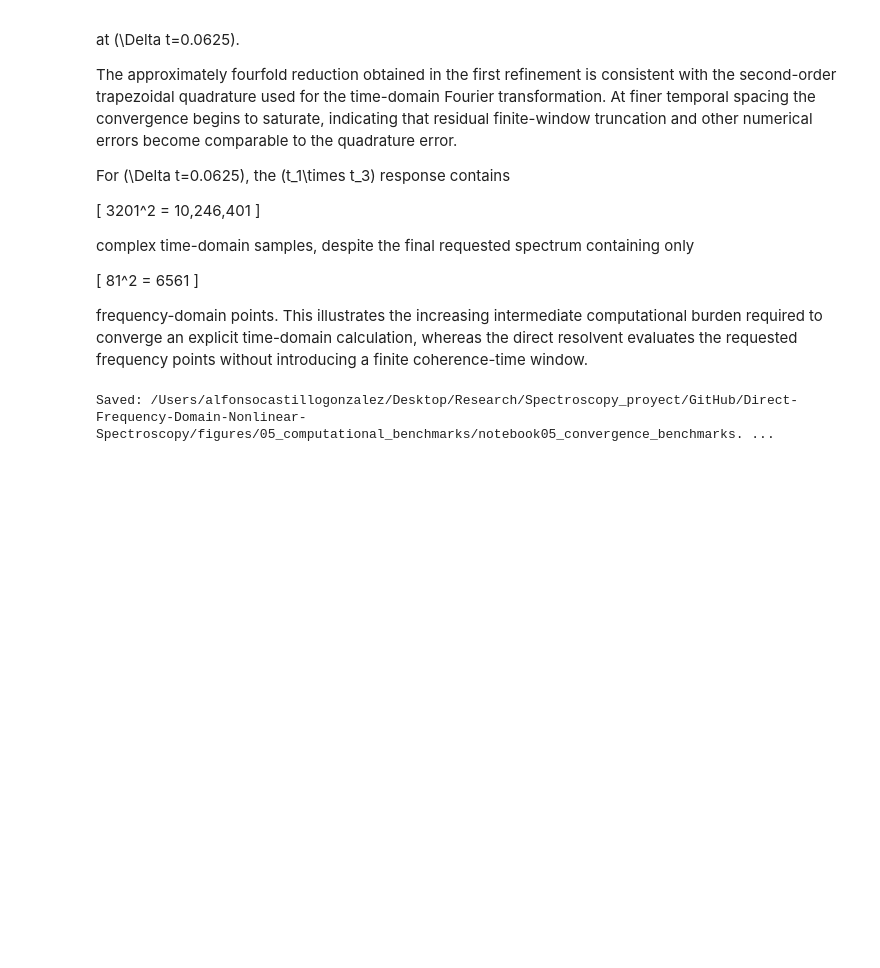
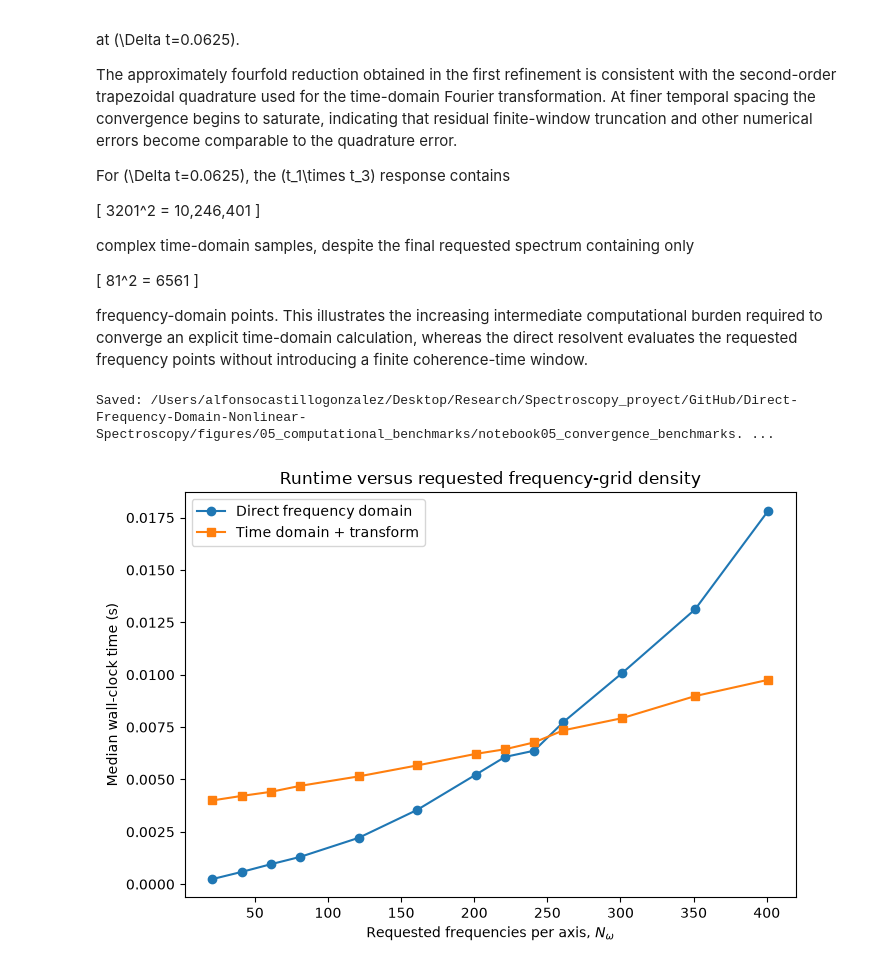
Before and after one commit to Alfonsonoe98/Direct-Frequency-Domain-Nonlinear-Spectroscopy, a Jupyter notebook: notebooks/05_computational_benchmarks.ipynb, the cells around one changed output. Cells and saved outputs as stored; diff of their text form; code cells hidden in the pictures; blank space fills up the shorter version.

Commit message:
runtimes

```diff
--- a/notebooks/05_computational_benchmarks.ipynb
+++ b/notebooks/05_computational_benchmarks.ipynb
@@ -4403,3 +4403,78 @@ print(
 )
 # %% [output]
 Saved: /Users/alfonsocastillogonzalez/Desktop/Research/Spectroscopy_proyect/GitHub/Direct-Frequency-Domain-Nonlinear-Spectroscopy/figures/05_computational_benchmarks/notebook05_convergence_benchmarks. ...
+# %%
+# ------------------------------------------------------------
+# Final frequency-grid-density figure including crossover
+# ------------------------------------------------------------
+
+Nw_grid_final = np.array([
+    21, 41, 61, 81, 121, 161,
+    201, 221, 241, 261, 301, 351, 401
+])
+
+FD_grid_final = np.concatenate([
+    FD_scaling_final[:-1],
+    FD_extended,
+])
+
+FT_grid_final = np.concatenate([
+    FT_scaling_final[:-1],
+    FT_extended,
+])
+
+TD_grid_final = (
+    t_TD_prop_final
+    + FT_grid_final
+)
+
+fig, ax = plt.subplots(
+    figsize=(7.2, 5.0)
+)
+
+ax.plot(
+    Nw_grid_final,
+    FD_grid_final,
+    marker="o",
+    label="Direct frequency domain",
+)
+
+ax.plot(
+    Nw_grid_final,
+    TD_grid_final,
+    marker="s",
+    label="Time domain + transform",
+)
+
+ax.set_xlabel(
+    r"Requested frequencies per axis, $N_\omega$"
+)
+
+ax.set_ylabel(
+    "Median wall-clock time (s)"
+)
+
+ax.set_title(
+    "Runtime versus requested frequency-grid density"
+)
+
+ax.legend()
+
+plt.tight_layout()
+
+plt.savefig(
+    figure_dir
+    / "runtime_vs_frequency_grid_density_final.pdf",
+    bbox_inches="tight",
+)
+
+plt.savefig(
+    figure_dir
+    / "runtime_vs_frequency_grid_density_final.png",
+    dpi=300,
+    bbox_inches="tight",
+)
+
+plt.show()
+# %% [output]
+[figure, added]
```
Also changed, not shown: 2 other files.
